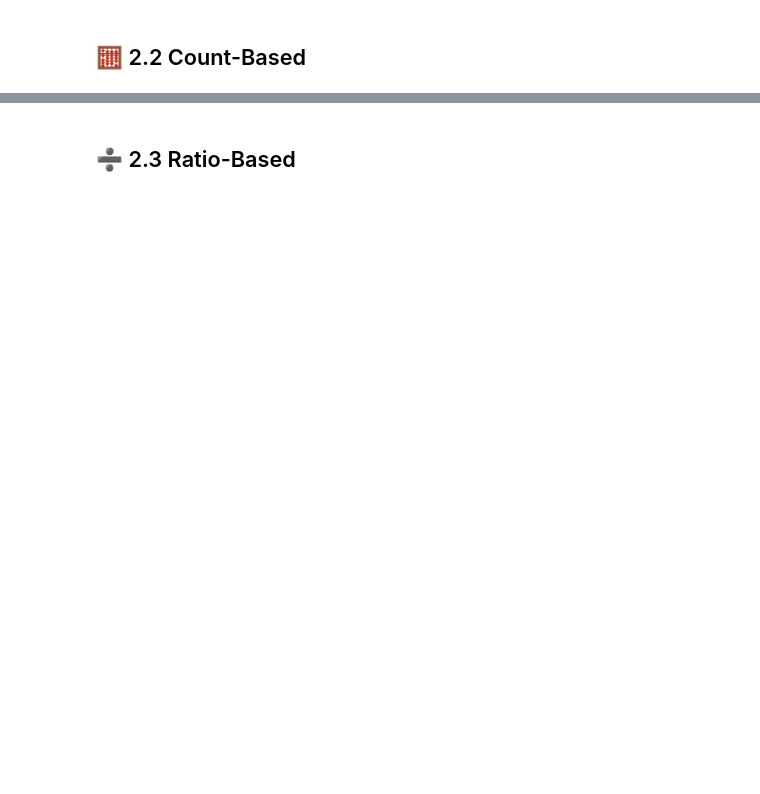
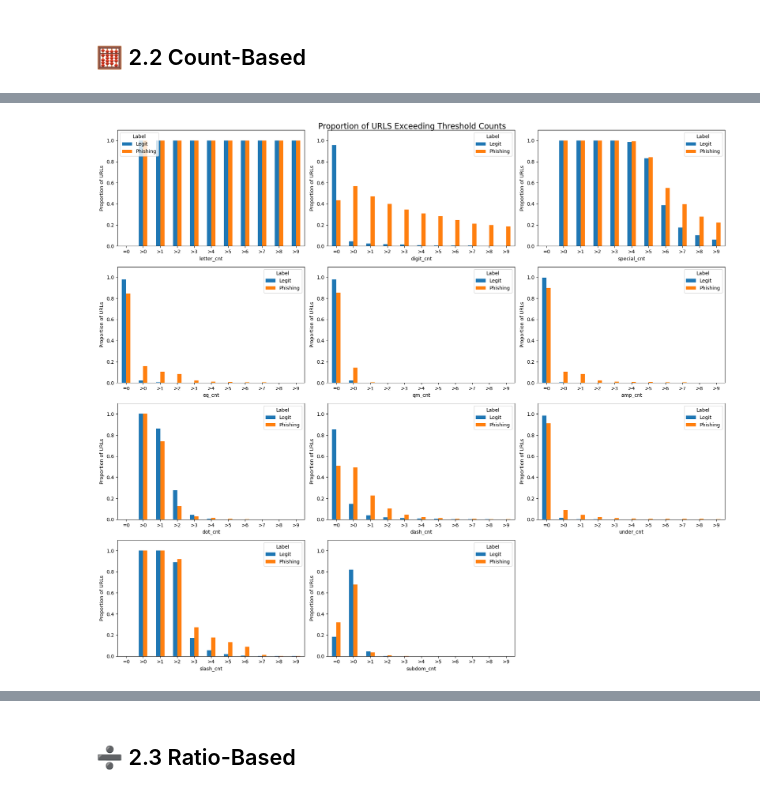
Before and after one commit to QMathsdude/phishing-url-detector, a Jupyter notebook: notebooks/01_EDA.ipynb, the cells around one changed output, grey strips where cells are left out. Cells and saved outputs as stored; diff of their text form; code cells hidden in the pictures; blank space fills up the shorter version.

```diff
--- a/notebooks/01_EDA.ipynb
+++ b/notebooks/01_EDA.ipynb
@@ -344,0 +419,35 @@ df_cnt.head()
+# %%
+# Bar plot
+fig, axes = plt.subplots(4, 3, figsize=(18, 16))
+axes = axes.flatten()
+
+thresholds = range(10)  # 0-7
+
+# Plot loop
+for i, col in enumerate(features_cnt):
+    # Build dataframe directly
+    bar_df = pd.DataFrame()
+    # =0 case
+    bar_df['=0'] = (df_filter[col] == 0).groupby(df_filter['label']).mean()
+    # thresholds
+    for t in thresholds:
+        bar_df[f'>{t}'] = (df_filter[col] > t).groupby(df_filter['label']).mean()
+    bar_df = bar_df.T
+
+    # Plot
+    bar_df.plot(kind='bar', ax=axes[i])
+    axes[i].set_ylim(0, 1.1)
+    axes[i].set_xlabel(col)
+    axes[i].set_ylabel("Proportion of URLs")
+    axes[i].legend(title='Label', labels=["Legit", "Phishing"])
+    axes[i].tick_params(axis='x', rotation=0)
+
+# Hide unused subplot
+axes[len(features_cnt)].set_visible(False)
+
+# Title + layout
+fig.suptitle("Proportion of URLS Exceeding Threshold Counts", fontsize=16)
+plt.tight_layout()
+plt.show()
+# %% [output]
+[figure, added]
```
Also changed, not shown: parts of 20 cells of this notebook.
